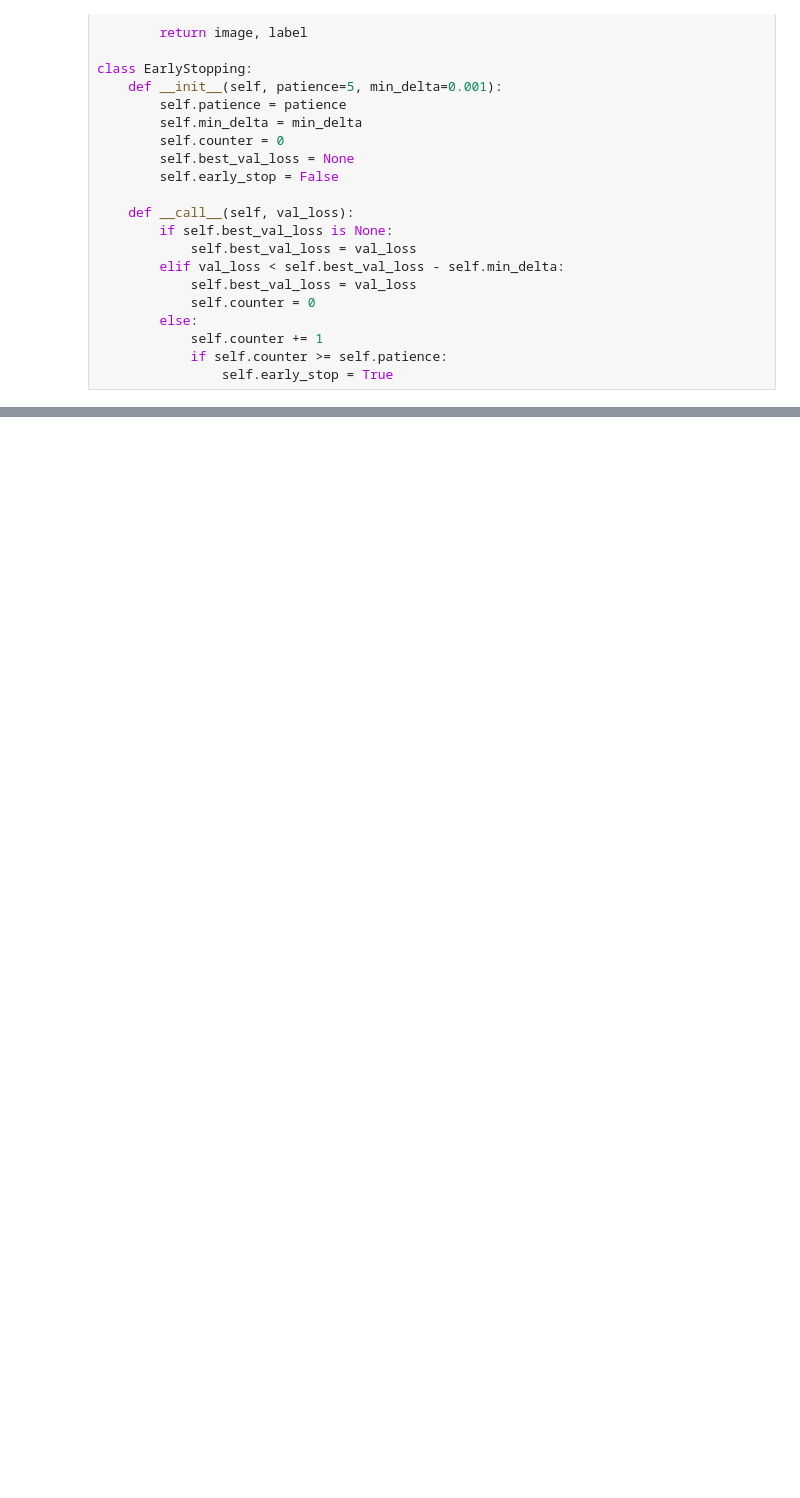
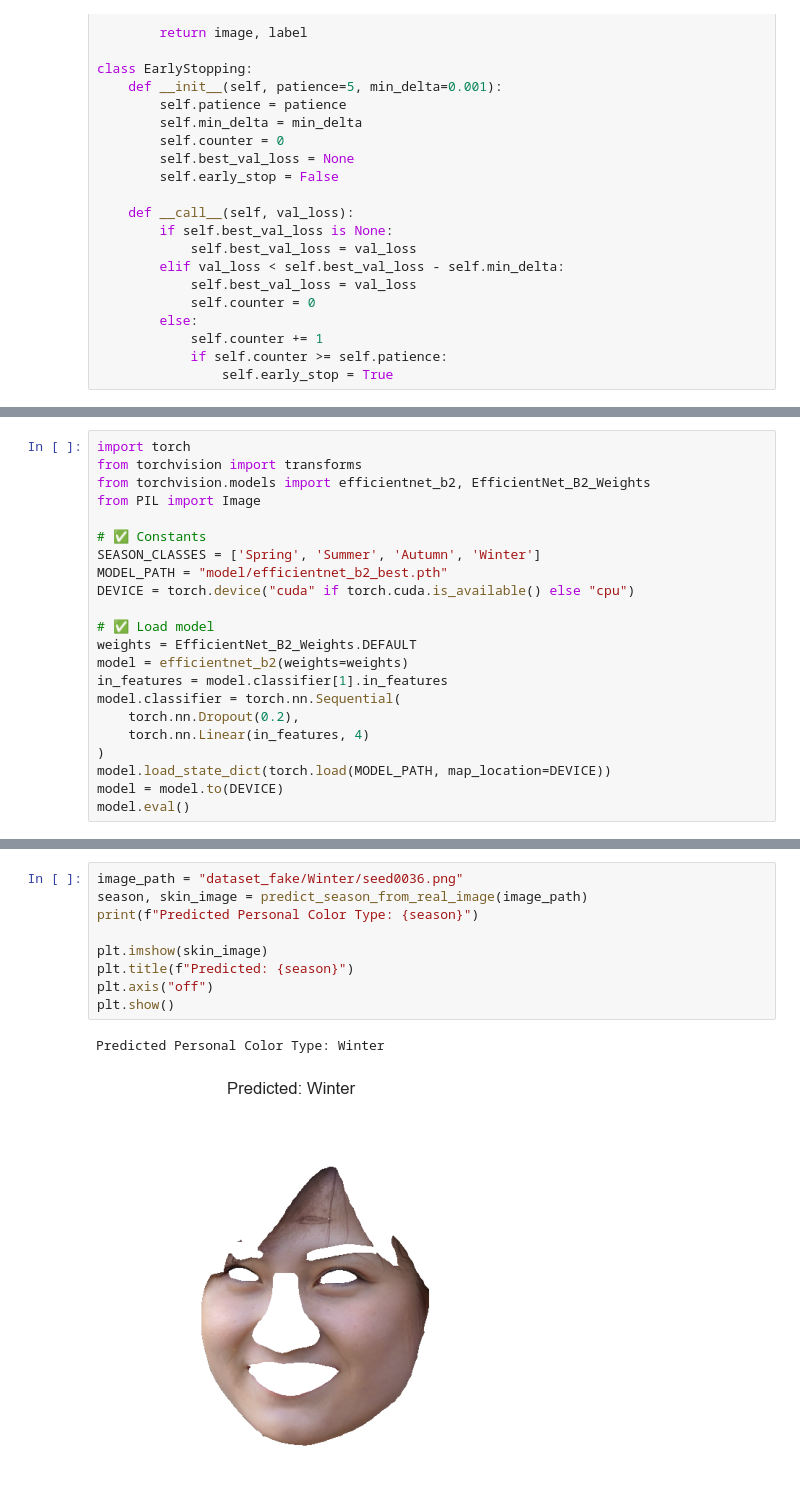
Before and after one commit to senghuyjr11/color_analysis, a Jupyter notebook: train_effectionet1.ipynb, the cells around one changed output, grey strips where cells are left out. Drawn from its saved outputs; the diff is of its cells as text; blank space fills up the shorter version.

```diff
--- a/train_effectionet1.ipynb
+++ b/train_effectionet1.ipynb
@@ -337,0 +382,22 @@ evaluate_model(loaded_model, test_loader)
+# %%
+import torch
+from torchvision import transforms
+from torchvision.models import efficientnet_b2, EfficientNet_B2_Weights
+from PIL import Image
+
+# ✅ Constants
+SEASON_CLASSES = ['Spring', 'Summer', 'Autumn', 'Winter']
+MODEL_PATH = "model/efficientnet_b2_best.pth"
+DEVICE = torch.device("cuda" if torch.cuda.is_available() else "cpu")
+
+# ✅ Load model
+weights = EfficientNet_B2_Weights.DEFAULT
+model = efficientnet_b2(weights=weights)
+in_features = model.classifier[1].in_features
+model.classifier = torch.nn.Sequential(
+    torch.nn.Dropout(0.2),
+    torch.nn.Linear(in_features, 4)
+)
+model.load_state_dict(torch.load(MODEL_PATH, map_location=DEVICE))
+model = model.to(DEVICE)
+model.eval()
@@ -337,0 +497,12 @@ evaluate_model(loaded_model, test_loader)
+# %%
+image_path = "dataset_fake/Winter/seed0036.png"
+season, skin_image = predict_season_from_real_image(image_path)
+print(f"Predicted Personal Color Type: {season}")
+
+plt.imshow(skin_image)
+plt.title(f"Predicted: {season}")
+plt.axis("off")
+plt.show()
+# %% [output]
+Predicted Personal Color Type: Winter
+[figure, added]
```
Also changed, not shown: parts of 9 cells of this notebook.
